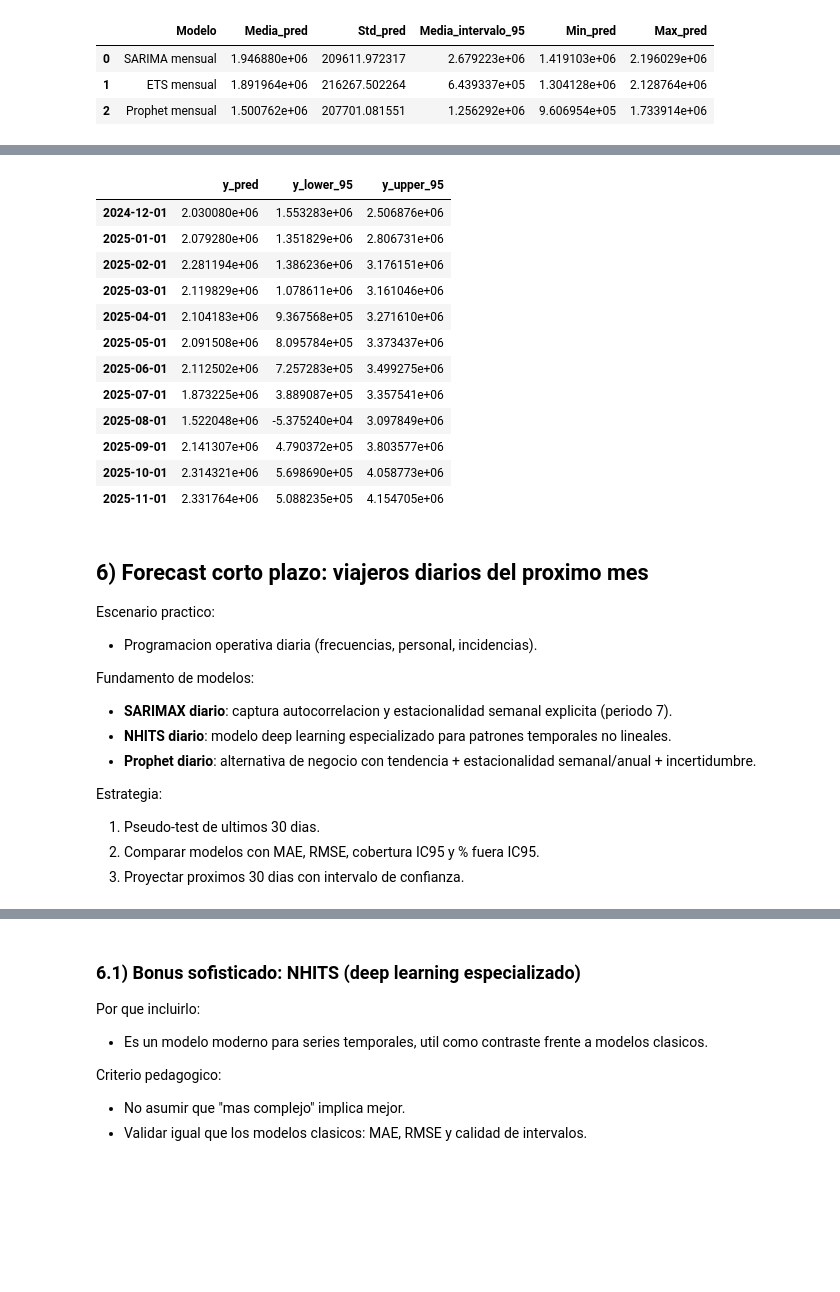
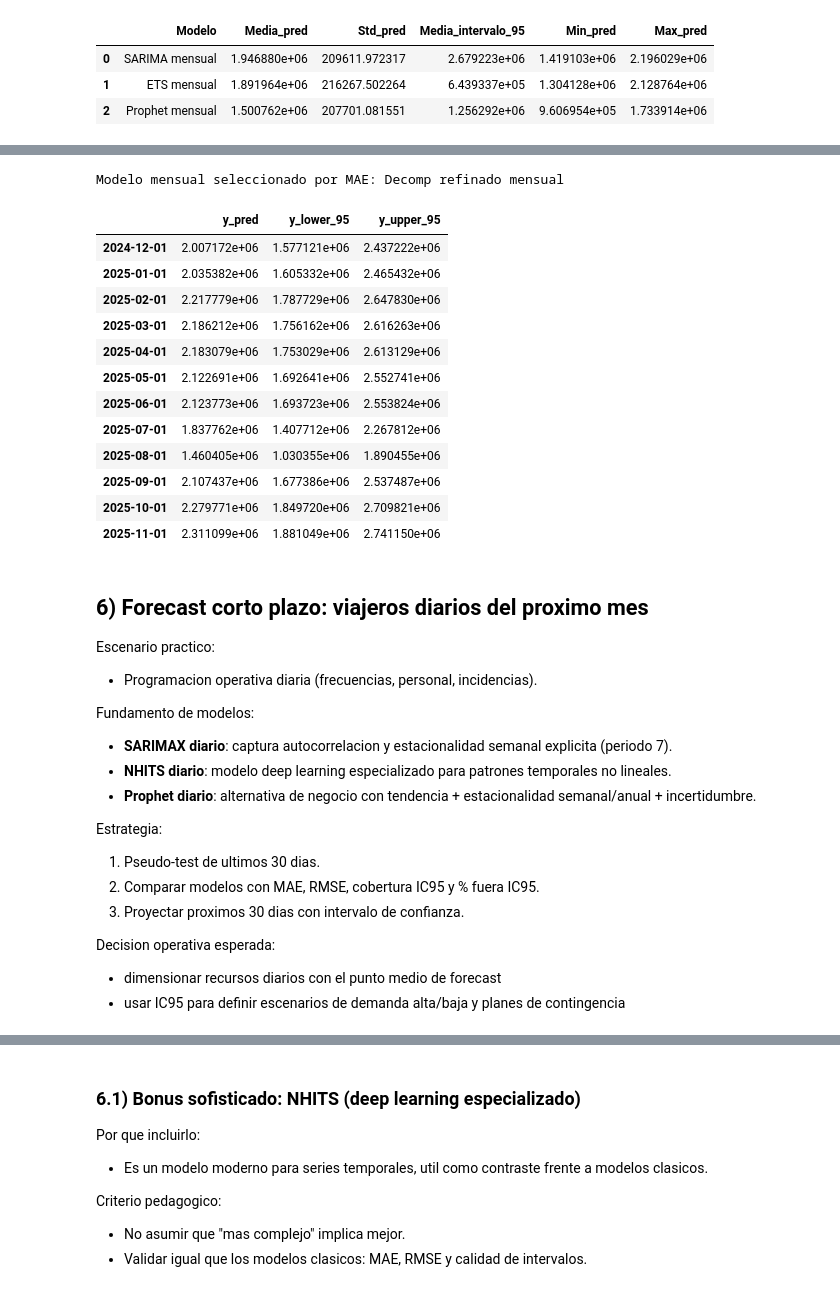
Before and after one commit to juliovalerog/TimeSeries, a Jupyter notebook: notebooks/02_metro_estacionalidad_compleja.ipynb, the cells around one changed output, grey strips where cells are left out. Cells and saved outputs as stored; diff of their text form; code cells hidden in the pictures; blank space fills up the shorter version.

Commit message:
Refine class notebooks and README for final teaching version

```diff
--- a/notebooks/02_metro_estacionalidad_compleja.ipynb
+++ b/notebooks/02_metro_estacionalidad_compleja.ipynb
@@ -455,7 +767,8 @@ monthly_pred_stats
 # %%
 # Forecast real: proximos 12 meses usando el mejor modelo en pseudo-test (MAE).
 
-best_monthly_model = summary_m.sort_values("MAE").iloc[0]["Modelo"]
+summary_selector = summary_m_plus if "summary_m_plus" in globals() else summary_m
+best_monthly_model = summary_selector.sort_values("MAE").iloc[0]["Modelo"]
 print(f"Modelo mensual seleccionado por MAE: {best_monthly_model}")
 
 monthly_full = monthly.copy()
@@ -483,45 +796,74 @@ elif best_monthly_model == "Prophet mensual":
     m_full = Prophet(
         interval_width=0.95,
         yearly_seasonality=True,
         weekly_seasonality=False,
         daily_seasonality=False,
     )
     m_full.fit(train_p)
 
     future_df = m_full.make_future_dataframe(periods=12, freq="MS")
     fc = m_full.predict(future_df)
     fc_last = fc.set_index("ds").iloc[-12:]
 
     future_pred = fc_last["yhat"]
     lower = fc_last["yhat_lower"]
     upper = fc_last["yhat_upper"]
 
+elif best_monthly_model == "Decomp refinado mensual":
+    if not all(col in df.columns for col in ["trend_refined", "seasonal_weekly_refined", "seasonal_annual_refined", "noise_part_refined"]):
+        raise ValueError("Faltan componentes refinadas para forecast decomposition-based. Ejecuta antes la seccion 4.1")
+
+    comp_m_full = pd.DataFrame({
+        "trend_m": df["trend_refined"].resample("MS").mean(),
+        "weekly_m": df["seasonal_weekly_refined"].resample("MS").mean(),
+        "annual_m": df["seasonal_annual_refined"].resample("MS").mean(),
+        "noise_m": df["noise_part_refined"].resample("MS").mean(),
+    }).dropna()
+
+    trend_full_fit = ExponentialSmoothing(comp_m_full["trend_m"], trend="add", seasonal=None).fit()
+    trend_future = trend_full_fit.forecast(12)
+
+    annual_profile_full = comp_m_full.groupby(comp_m_full.index.month)["annual_m"].mean()
+    weekly_profile_full = comp_m_full.groupby(comp_m_full.index.month)["weekly_m"].mean()
+
+    future_index = pd.date_range(monthly_full.index[-1] + pd.offsets.MonthBegin(1), periods=12, freq="MS")
+    annual_future = pd.Series([annual_profile_full[m] for m in future_index.month], index=future_index)
+    weekly_future = pd.Series([weekly_profile_full[m] for m in future_index.month], index=future_index)
+
+    future_pred = trend_future.values + annual_future.values + weekly_future.values
+    future_pred = pd.Series(future_pred, index=future_index)
+
+    sigma = comp_m_full["noise_m"].std()
+    lower = future_pred - 1.96 * sigma
+    upper = future_pred + 1.96 * sigma
+
 else:
     raise ValueError(f"Modelo mensual no reconocido: {best_monthly_model}")
 
 future_m_table = pd.DataFrame(
     {
         "y_pred": future_pred.values,
         "y_lower_95": lower.values,
         "y_upper_95": upper.values,
     },
     index=future_pred.index,
 )
 future_m_table
 # %% [output]
+Modelo mensual seleccionado por MAE: Decomp refinado mensual
 |  | y_pred | y_lower_95 | y_upper_95 |
-| 2024-12-01 | 2.030080e+06 | 1.553283e+06 | 2.506876e+06 |
-| 2025-01-01 | 2.079280e+06 | 1.351829e+06 | 2.806731e+06 |
-| 2025-02-01 | 2.281194e+06 | 1.386236e+06 | 3.176151e+06 |
-| 2025-03-01 | 2.119829e+06 | 1.078611e+06 | 3.161046e+06 |
-| 2025-04-01 | 2.104183e+06 | 9.367568e+05 | 3.271610e+06 |
-| 2025-05-01 | 2.091508e+06 | 8.095784e+05 | 3.373437e+06 |
-| 2025-06-01 | 2.112502e+06 | 7.257283e+05 | 3.499275e+06 |
-| 2025-07-01 | 1.873225e+06 | 3.889087e+05 | 3.357541e+06 |
-| 2025-08-01 | 1.522048e+06 | -5.375240e+04 | 3.097849e+06 |
-| 2025-09-01 | 2.141307e+06 | 4.790372e+05 | 3.803577e+06 |
-| 2025-10-01 | 2.314321e+06 | 5.698690e+05 | 4.058773e+06 |
-| 2025-11-01 | 2.331764e+06 | 5.088235e+05 | 4.154705e+06 |
+| 2024-12-01 | 2.007172e+06 | 1.577121e+06 | 2.437222e+06 |
+| 2025-01-01 | 2.035382e+06 | 1.605332e+06 | 2.465432e+06 |
+| 2025-02-01 | 2.217779e+06 | 1.787729e+06 | 2.647830e+06 |
+| 2025-03-01 | 2.186212e+06 | 1.756162e+06 | 2.616263e+06 |
+| 2025-04-01 | 2.183079e+06 | 1.753029e+06 | 2.613129e+06 |
+| 2025-05-01 | 2.122691e+06 | 1.692641e+06 | 2.552741e+06 |
+| 2025-06-01 | 2.123773e+06 | 1.693723e+06 | 2.553824e+06 |
+| 2025-07-01 | 1.837762e+06 | 1.407712e+06 | 2.267812e+06 |
+| 2025-08-01 | 1.460405e+06 | 1.030355e+06 | 1.890455e+06 |
+| 2025-09-01 | 2.107437e+06 | 1.677386e+06 | 2.537487e+06 |
+| 2025-10-01 | 2.279771e+06 | 1.849720e+06 | 2.709821e+06 |
+| 2025-11-01 | 2.311099e+06 | 1.881049e+06 | 2.741150e+06 |
 # %% [markdown]
 ## 6) Forecast corto plazo: viajeros diarios del proximo mes
 
@@ -537,6 +879,10 @@ Estrategia:
 1. Pseudo-test de ultimos 30 dias.
 2. Comparar modelos con MAE, RMSE, cobertura IC95 y % fuera IC95.
 3. Proyectar proximos 30 dias con intervalo de confianza.
+
+Decision operativa esperada:
+- dimensionar recursos diarios con el punto medio de forecast
+- usar IC95 para definir escenarios de demanda alta/baja y planes de contingencia
 # %%
 # Pseudo-test diario: ultimos 30 dias.
 train_d = df["y"].iloc[:-30]
```
Also changed, not shown: parts of 19 cells of this notebook, 2 other files.
